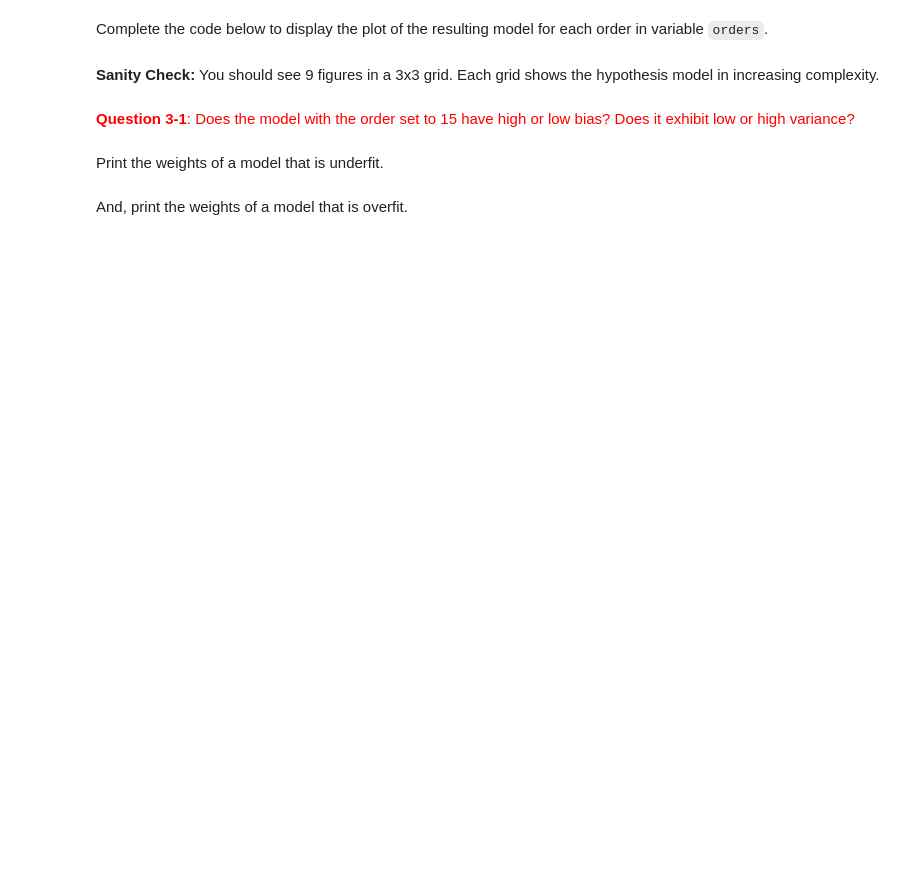
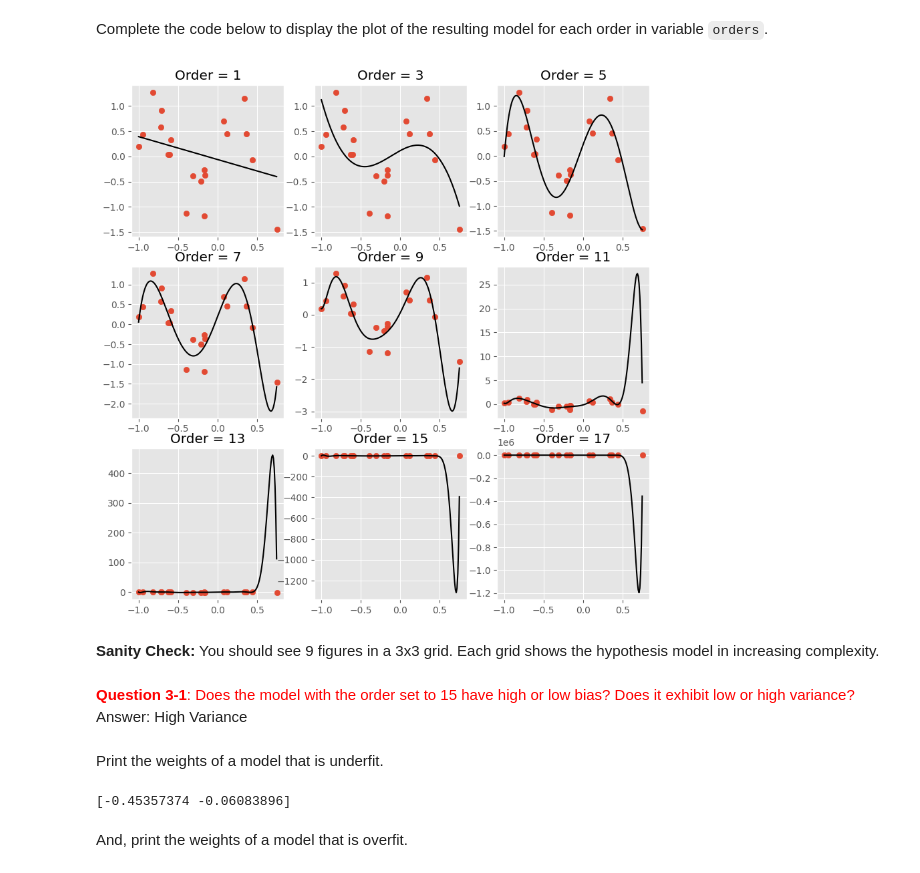
Before and after one commit to limnathan/STINTSY-NTBK3, a Jupyter notebook: 03 - Regularized Linear Regression - Blank.ipynb, the cells around one changed output. Cells and saved outputs as stored; diff of their text form; code cells hidden in the pictures; blank space fills up the shorter version.

```diff
--- a/03 - Regularized Linear Regression - Blank.ipynb
+++ b/03 - Regularized Linear Regression - Blank.ipynb
@@ -128,6 +154,8 @@ plt.scatter(over_x, over_y)
 Perform feature transform to our data by using the function `np.polyfit()` and setting the degree to `12`. Assign the return value to variable `weights`. Then, assign the feature transform function to variable `fit_fn`.
 # %%
 # Write your code here
+weights = np.polyfit(over_x, over_y, 12)
+fit_fn = np.poly1d(weights)
 # %% [markdown]
 Plot the resulting model.
 # %%
@@ -166,31 +202,36 @@ Complete the code below to display the plot of the resulting model for each orde
 # %%
 weights = {}
 plt.figure(figsize=(10, 10))
 for i in range(len(orders)):
     order = orders[i]
 
     # Write your code here
-    weight = None
-    fit_fn = None
+    weight = np.polyfit(over_x, over_y, order)
+    fit_fn = np.poly1d(weight)
 
     plt.subplot(3, 3, i + 1)
     plt.scatter(over_x, over_y)
 
     X_range = np.arange(np.min(over_x), np.max(over_x), 0.01)
     y_range = fit_fn(X_range)
     plt.plot(X_range, y_range, 'k')
     plt.title('Order = ' + str(orders[i]))
 
     # This will get the weights of the generated model
     weights[order] = weight
+# %% [output]
+[figure, added]
 # %% [markdown]
 **Sanity Check:** You should see 9 figures in a 3x3 grid. Each grid shows the hypothesis model in increasing complexity.
 # %% [markdown]
-<span style="color:red;">**Question 3-1**: Does the model with the order set to 15 have high or low bias? Does it exhibit low or high variance?</span>
+<span style="color:red;">**Question 3-1**: Does the model with the order set to 15 have high or low bias? Does it exhibit low or high variance?</span> Answer: High Variance
 # %% [markdown]
 Print the weights of a model that is underfit.
 # %%
 # Write your code here
+print(weights[1])
+# %% [output]
+[-0.45357374 -0.06083896]
 # %% [markdown]
 And, print the weights of a model that is overfit.
 # %%
```
Also changed, not shown: parts of 102 cells of this notebook.
